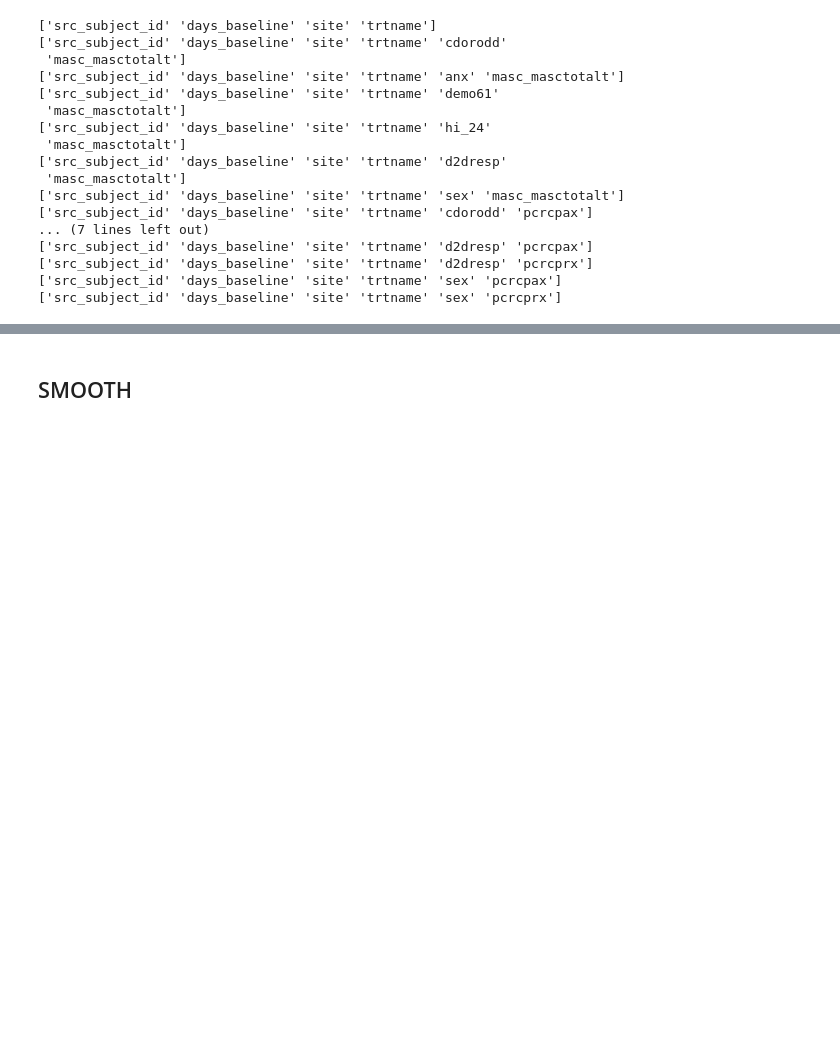
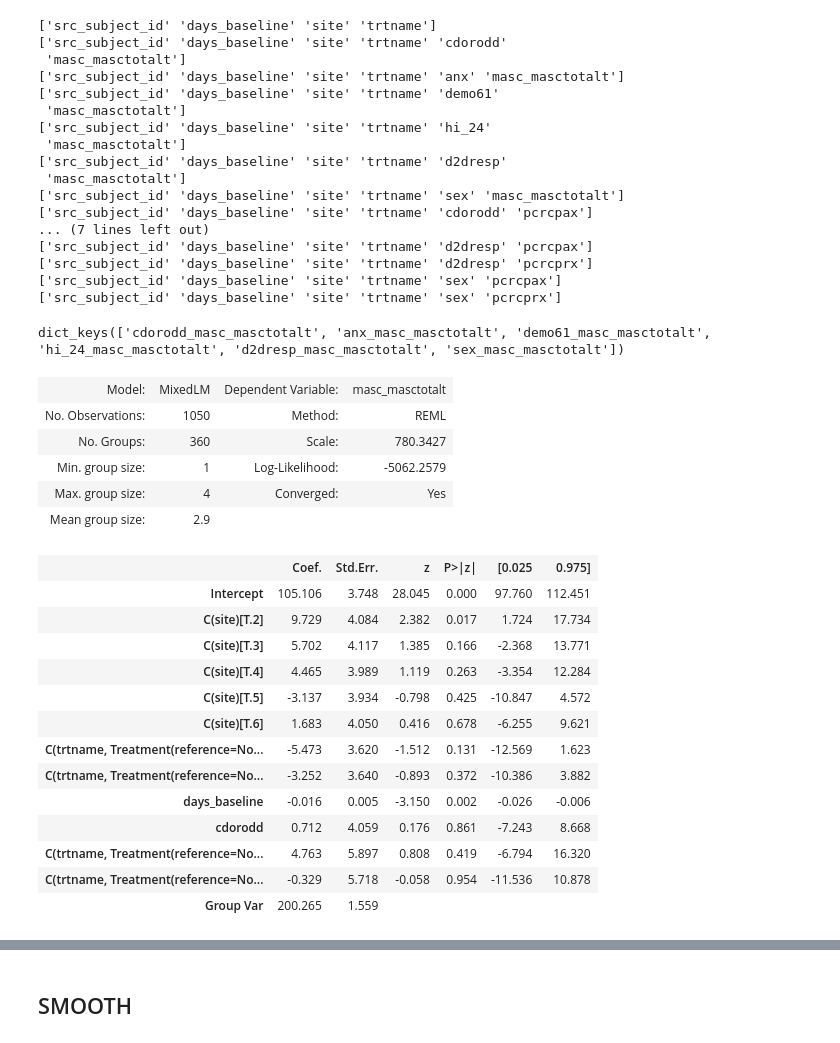
Before and after one commit to ALINA991/ADHD_fMRI, a Jupyter notebook: MTA/mta_mediators_2.ipynb, the cells around one changed output, grey strips where cells are left out. Saved outputs shown, nothing was run; the diff lists cells and outputs as text; code cells hidden in the pictures; blank space fills up the shorter version.

```diff
--- a/MTA/mta_mediators_2.ipynb
+++ b/MTA/mta_mediators_2.ipynb
@@ -274,3 +277,30 @@ for i, qst in enumerate(['masc', 'pc']) :
 ['src_subject_id' 'days_baseline' 'site' 'trtname' 'sex' 'pcrcprx']
 # %%
 results = {'snap': results_s['snap'], 'ssrs' : results_s['ssrs'], 'masc': results_m['masc'], 'pc': results_m['pc'] }
+# %%
+results["masc"].keys()
+# %% [output]
+dict_keys(['cdorodd_masc_masctotalt', 'anx_masc_masctotalt', 'demo61_masc_masctotalt', 'hi_24_masc_masctotalt', 'd2dresp_masc_masctotalt', 'sex_masc_masctotalt'])
+# %%
+results['masc']['cdorodd_masc_masctotalt'].summary()
+# %% [output]
+| Model: | MixedLM | Dependent Variable: | masc_masctotalt |
+| No. Observations: | 1050 | Method: | REML |
+| No. Groups: | 360 | Scale: | 780.3427 |
+| Min. group size: | 1 | Log-Likelihood: | -5062.2579 |
+| Max. group size: | 4 | Converged: | Yes |
+| Mean group size: | 2.9 |  |  |
+|  | Coef. | Std.Err. | z | P>|z| | [0.025 | 0.975] |
+| Intercept | 105.106 | 3.748 | 28.045 | 0.000 | 97.760 | 112.451 |
+| C(site)[T.2] | 9.729 | 4.084 | 2.382 | 0.017 | 1.724 | 17.734 |
+| C(site)[T.3] | 5.702 | 4.117 | 1.385 | 0.166 | -2.368 | 13.771 |
+| C(site)[T.4] | 4.465 | 3.989 | 1.119 | 0.263 | -3.354 | 12.284 |
+| C(site)[T.5] | -3.137 | 3.934 | -0.798 | 0.425 | -10.847 | 4.572 |
+| C(site)[T.6] | 1.683 | 4.050 | 0.416 | 0.678 | -6.255 | 9.621 |
+| C(trtname, Treatment(reference=No... | -5.473 | 3.620 | -1.512 | 0.131 | -12.569 | 1.623 |
+| C(trtname, Treatment(reference=No... | -3.252 | 3.640 | -0.893 | 0.372 | -10.386 | 3.882 |
+| days_baseline | -0.016 | 0.005 | -3.150 | 0.002 | -0.026 | -0.006 |
+| cdorodd | 0.712 | 4.059 | 0.176 | 0.861 | -7.243 | 8.668 |
+| C(trtname, Treatment(reference=No... | 4.763 | 5.897 | 0.808 | 0.419 | -6.794 | 16.320 |
+| C(trtname, Treatment(reference=No... | -0.329 | 5.718 | -0.058 | 0.954 | -11.536 | 10.878 |
+| Group Var | 200.265 | 1.559 |  |  |  |  |
```
Also changed, not shown: parts of 35 cells of this notebook, 5 other files.
